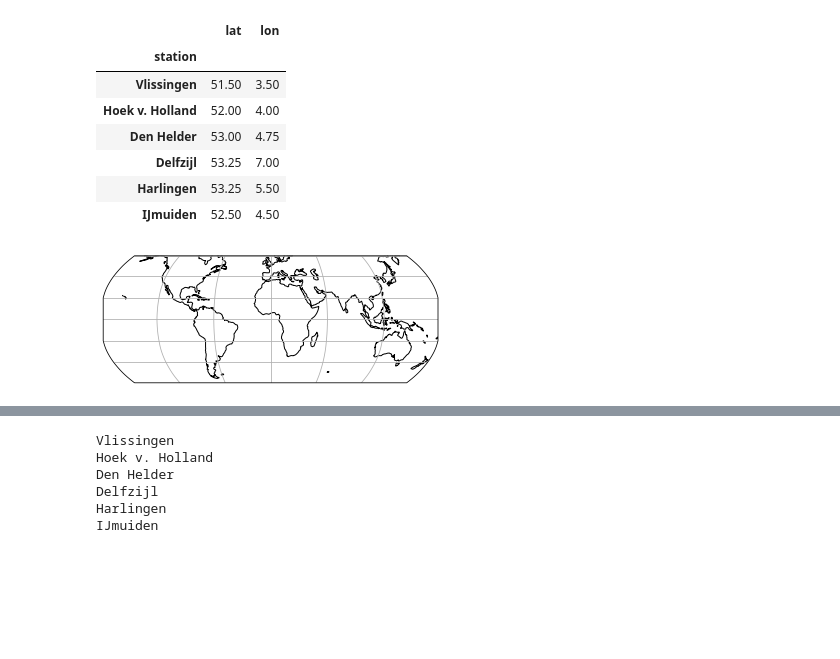
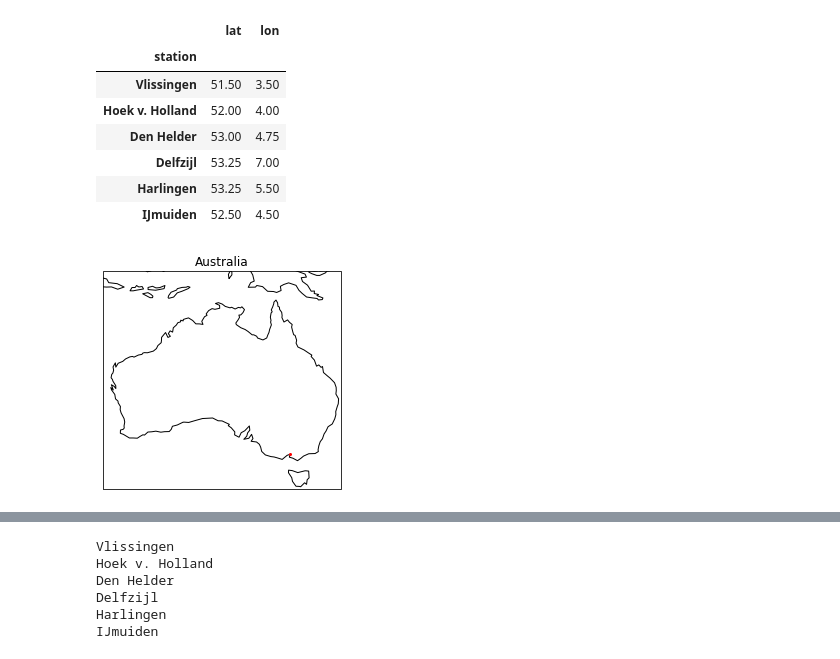
Before and after one commit to iris-keizer/Thesis-KNMI, a Jupyter notebook: Wind_contribution/Analysis/notebooks/nearby_wind_regression_obs.ipynb, the cells around one changed output, grey strips where cells are left out. Saved outputs shown, nothing was run; the diff lists cells and outputs as text; code cells hidden in the pictures; blank space fills up the shorter version.

Commit message:
comparison regression methods + projections

```diff
--- a/Wind_contribution/Analysis/notebooks/nearby_wind_regression_obs.ipynb
+++ b/Wind_contribution/Analysis/notebooks/nearby_wind_regression_obs.ipynb
@@ -89,17 +89,16 @@ np_coords
 | Delfzijl | 53.25 | 7.00 |
 | Harlingen | 53.25 | 5.50 |
 | IJmuiden | 52.50 | 4.50 |
-# %%
-import cartopy.crs as ccrs
-import matplotlib.pyplot as plt
-
-central_lon, central_lat = 4.9, 52.6
-extent = (0, 10, 50, 60)
-
-ax = plt.axes(projection=ccrs.Robinson())
-ax.coastlines()
-ax.gridlines()
-ax.set_extent((-180, 180, -60, 60), ccrs.PlateCarree())
-plt.show()
-# %% [output]
-[figure, removed]
+# %%
+import cartopy.crs as ccrs
+import matplotlib.pyplot as plt
+
+ax = plt.axes(projection=ccrs.PlateCarree())
+plt.title('Australia')
+ax.set_extent([112, 154, -44, -5.6], ccrs.PlateCarree())
+ax.coastlines(resolution='110m')
+plt.plot(145.014659, -37.785922,  markersize=2, marker='o', color='red')
+plt.savefig('map.png')
+plt.show()
+# %% [output]
+[figure, added]
```
Also changed, not shown: parts of 1 cell of this notebook, 17 other files.
